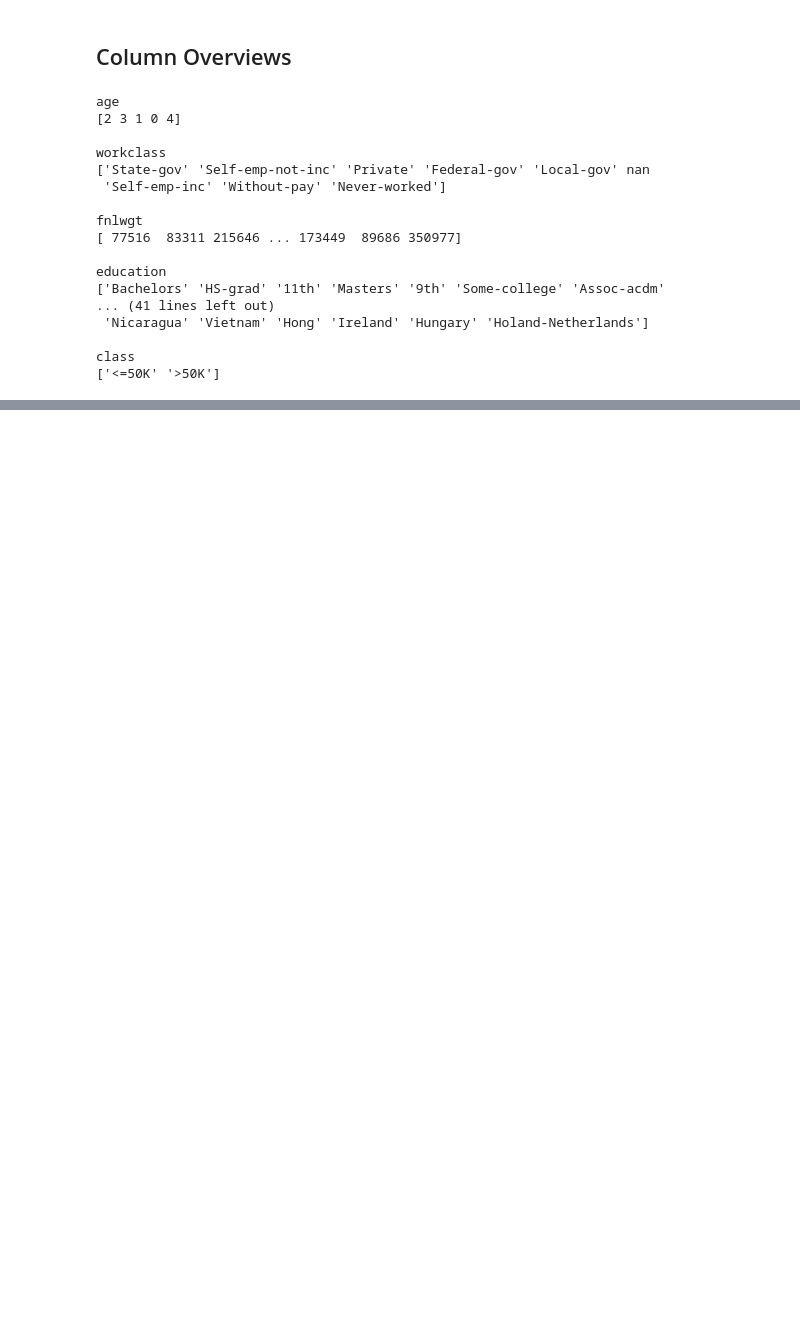
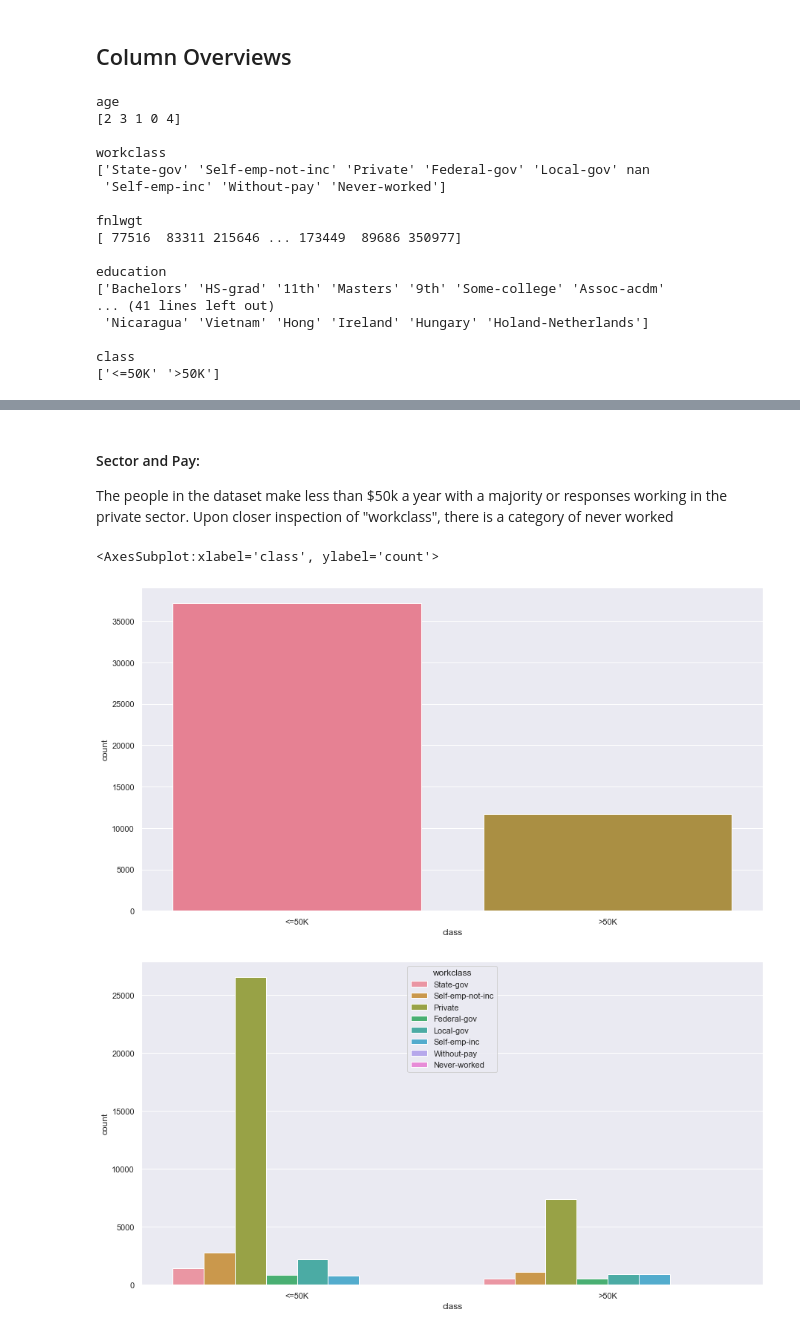
Before and after one commit to plasticfruittree/SciComp_Project, a Jupyter notebook: Main.ipynb, the cells around one changed output, grey strips where cells are left out. Drawn from its saved outputs; the diff is of its cells as text; code cells hidden in the pictures; blank space fills up the shorter version.

Commit message:
Visualized the link between Income vs "factors"

```diff
--- a/Main.ipynb
+++ b/Main.ipynb
@@ -75 +78,4 @@ class
 String variables will have to be mapped into a numeric character using the <code>df.replace([old list],[new list])</code>
+# %%
+df2 = df # created a copy of df
+df2.head(3)
@@ -75,0 +87,14 @@ String variables will have to be mapped into a numeric character using the <code
+# %% [markdown]
+#### Sector and Pay:
+The people in the dataset make less than $50k a year with a majority or responses working in the private sector. Upon closer inspection of "workclass", there is a category of never worked
+# %%
+# look at the frequency of each class in y
+rcParams['figure.figsize'] = 15,8
+sns.set_theme(style = "darkgrid", palette= "husl")
+sns.countplot(x="class", data = df2)
+plt.figure(2)
+sns.countplot(x="class", data = df2, hue = "workclass")
+# %% [output]
+<AxesSubplot:xlabel='class', ylabel='count'>
+[figure, added]
+[figure, added]
```
Also changed, not shown: parts of 8 cells of this notebook, 1 other file.
